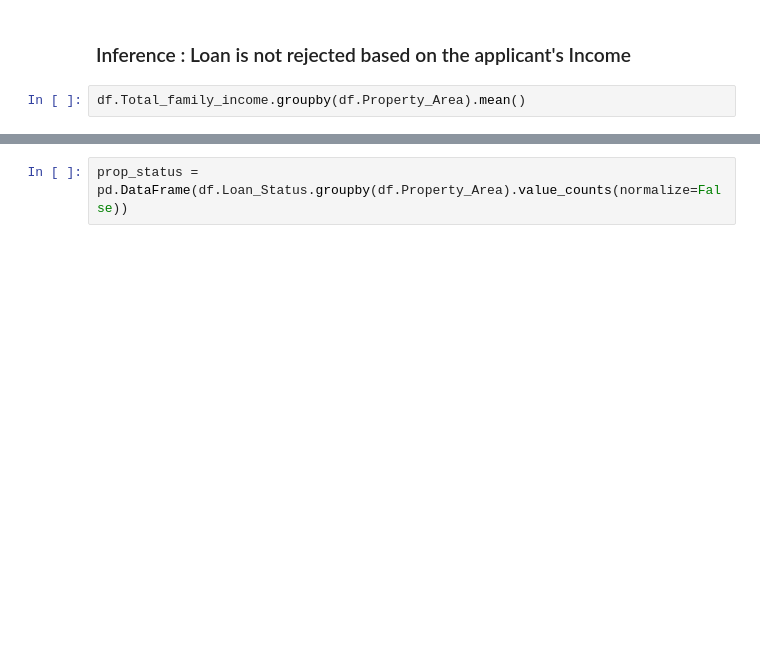
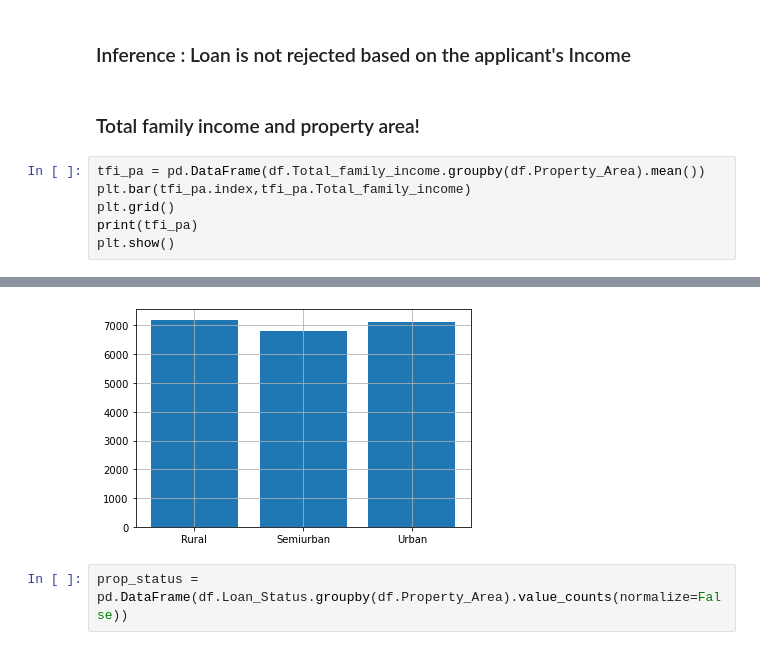
Before and after one commit to SharanDHONI/Loan-Apprval-prediction-AnalyticsVidhya, a Jupyter notebook: Loan-v2.ipynb, the cells around one changed output, grey strips where cells are left out. Cells and saved outputs as stored; diff of their text form; blank space fills up the shorter version.

```diff
--- a/Loan-v2.ipynb
+++ b/Loan-v2.ipynb
@@ -366,6 +380,12 @@ plt.show()
 [figure]
 # %% [markdown]
 ### Inference : Loan is not rejected based on the applicant's Income
+# %% [markdown]
+### Total family income and property area!
 # %%
-df.Total_family_income.groupby(df.Property_Area).mean()
+tfi_pa = pd.DataFrame(df.Total_family_income.groupby(df.Property_Area).mean())
+plt.bar(tfi_pa.index,tfi_pa.Total_family_income)
+plt.grid()
+print(tfi_pa)
+plt.show()
 # %% [output]
@@ -377,3 +397,4 @@ Name: Total_family_income, dtype: float64
+[figure, added]
 # %%
 prop_status = pd.DataFrame(df.Loan_Status.groupby(df.Property_Area).value_counts(normalize=False))
 # %%
```
Also changed, not shown: parts of 38 cells of this notebook.
